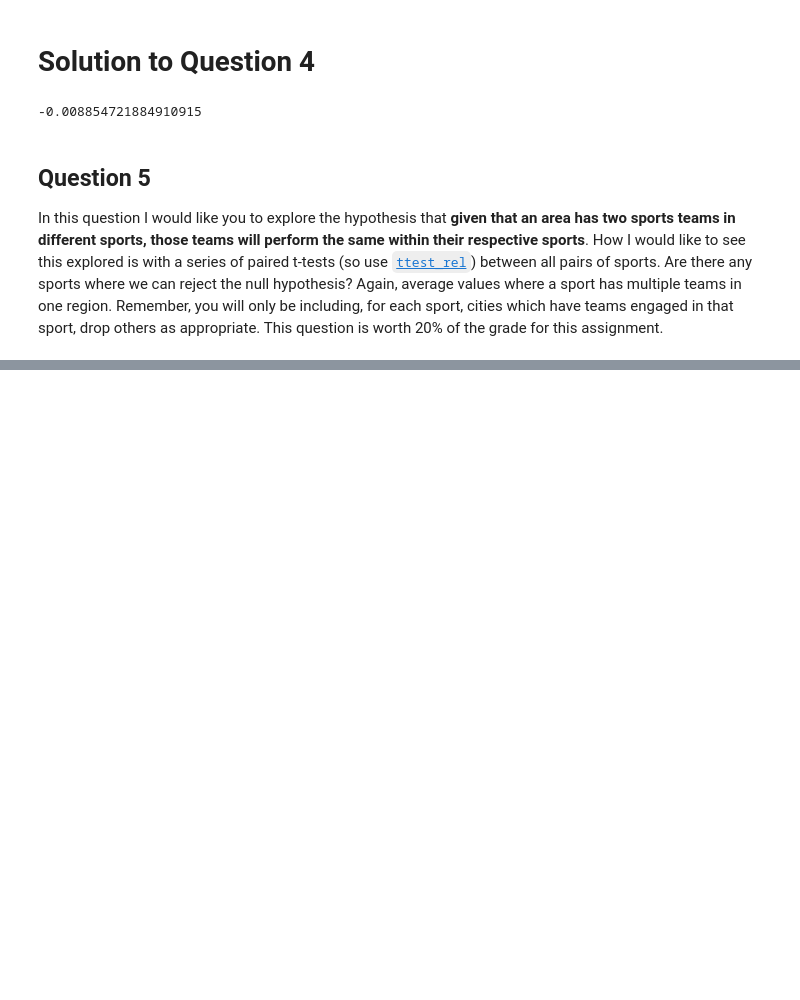
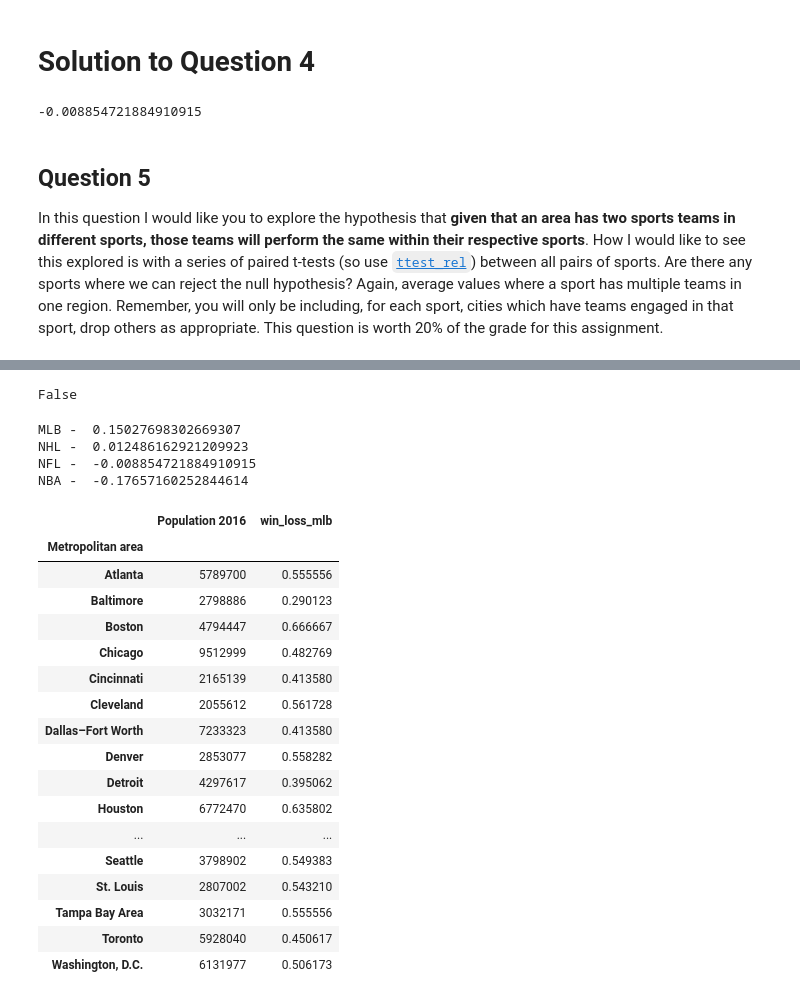
Before and after one commit to pahadiahimanshu/UMdatascience, a Jupyter notebook: Intro-to-DS/Week-4/assignment4.ipynb, the cells around one changed output, grey strips where cells are left out. Saved outputs shown, nothing was run; the diff lists cells and outputs as text; code cells hidden in the pictures; blank space fills up the shorter version.

```diff
--- a/Intro-to-DS/Week-4/assignment4.ipynb
+++ b/Intro-to-DS/Week-4/assignment4.ipynb
@@ -909,22 +909,22 @@ import numpy as np
 import scipy.stats as stats
 import re
 
-mlb_df=pd.read_csv("assets/mlb.csv")
-nhl_df=pd.read_csv("assets/nhl.csv")
-nba_df=pd.read_csv("assets/nba.csv")
-nfl_df=pd.read_csv("assets/nfl.csv")
-cities=pd.read_html("assets/wikipedia_data.html")[1]
+mlb_df=pd.read_csv("mlb.csv")
+nhl_df=pd.read_csv("nhl.csv")
+nba_df=pd.read_csv("nba.csv")
+nfl_df=pd.read_csv("nfl.csv")
+cities=pd.read_html("wikipedia_data.html")[1]
 cities=cities.iloc[:-1,[0,3,5,6,7,8]]
 
-def sports_team_performance():
+# def sports_team_performance():
 
-    # Note: p_values is a full dataframe, so df.loc["NFL","NBA"] should be the same as df.loc["NBA","NFL"] and
-    # df.loc["NFL","NFL"] should return np.nan
-    sports = ['NFL', 'NBA', 'NHL', 'MLB']
-    p_values = pd.DataFrame({k:np.nan for k in sports}, index=sports)
+#     # Note: p_values is a full dataframe, so df.loc["NFL","NBA"] should be the same as df.loc["NBA","NFL"] and
+#     # df.loc["NFL","NFL"] should return np.nan
+#     sports = ['NFL', 'NBA', 'NHL', 'MLB']
+#     p_values = pd.DataFrame({k:np.nan for k in sports}, index=sports)
 
-    assert abs(p_values.loc["NBA", "NHL"] - 0.02) <= 1e-2, "The NBA-NFL p-value should be around 0.02"
-    assert abs(p_values.loc["MLB", "NFL"] - 0.80) <= 1e-2, "The MLB-NFL p-value should be around 0.80"
-    return p_values
+#     assert abs(p_values.loc["NBA", "NHL"] - 0.02) <= 1e-2, "The NBA-NFL p-value should be around 0.02"
+#     assert abs(p_values.loc["MLB", "NFL"] - 0.80) <= 1e-2, "The MLB-NFL p-value should be around 0.80"
+#     return p_values
 # %%
 sports = ['NFL', 'NBA', 'NHL', 'MLB']
@@ -939,0 +1206,15 @@ p_values
+# %%
+
+nhl_data = getnhldf(nhl_df, cities)
+
+nba_data = getnbadf(nba_df, cities)
+
+mlb_data = getmlbdf(mlb_df, cities)
+
+nfl_data = getnfldf(nfl_df, cities)
+# %%
+nhl_data = nhl_data.set_index('Metropolitan area')
+nba_data = nba_data.set_index('Metropolitan area')
+mlb_data = mlb_data.set_index('Metropolitan area')
+nfl_data = nfl_data.set_index('Metropolitan area')
+print()
@@ -939,0 +1344,36 @@ p_values
+# %%
+p_values.loc["MLB", "NFL"] - 0.80 <= 1e-2
+# %% [output]
+False
+# %%
+print('MLB - ',stats.pearsonr(mlb_data['Population 2016'], mlb_data['win_loss_mlb'])[0])
+print('NHL - ',stats.pearsonr(nhl_data['Population 2016'], nhl_data['win_loss_nhl'])[0])
+print('NFL - ',stats.pearsonr(nfl_data['Population 2016'], nfl_data['win_loss_nfl'])[0])
+print('NBA - ',stats.pearsonr(nba_data['Population 2016'], nba_data['win_loss_nba'])[0])
+# mlb_data
+# %% [output]
+MLB -  0.15027698302669307
+NHL -  0.012486162921209923
+NFL -  -0.008854721884910915
+NBA -  -0.17657160252844614
+# %%
+mlb_data
+# %% [output]
+|  | Population 2016 | win_loss_mlb |
+| Metropolitan area |  |  |
+| Atlanta | 5789700 | 0.555556 |
+| Baltimore | 2798886 | 0.290123 |
+| Boston | 4794447 | 0.666667 |
+| Chicago | 9512999 | 0.482769 |
+| Cincinnati | 2165139 | 0.413580 |
+| Cleveland | 2055612 | 0.561728 |
+| Dallas–Fort Worth | 7233323 | 0.413580 |
+| Denver | 2853077 | 0.558282 |
+| Detroit | 4297617 | 0.395062 |
+| Houston | 6772470 | 0.635802 |
+| ... | ... | ... |
+| Seattle | 3798902 | 0.549383 |
+| St. Louis | 2807002 | 0.543210 |
+| Tampa Bay Area | 3032171 | 0.555556 |
+| Toronto | 5928040 | 0.450617 |
+| Washington, D.C. | 6131977 | 0.506173 |
```
Also changed, not shown: parts of 24 cells of this notebook.
